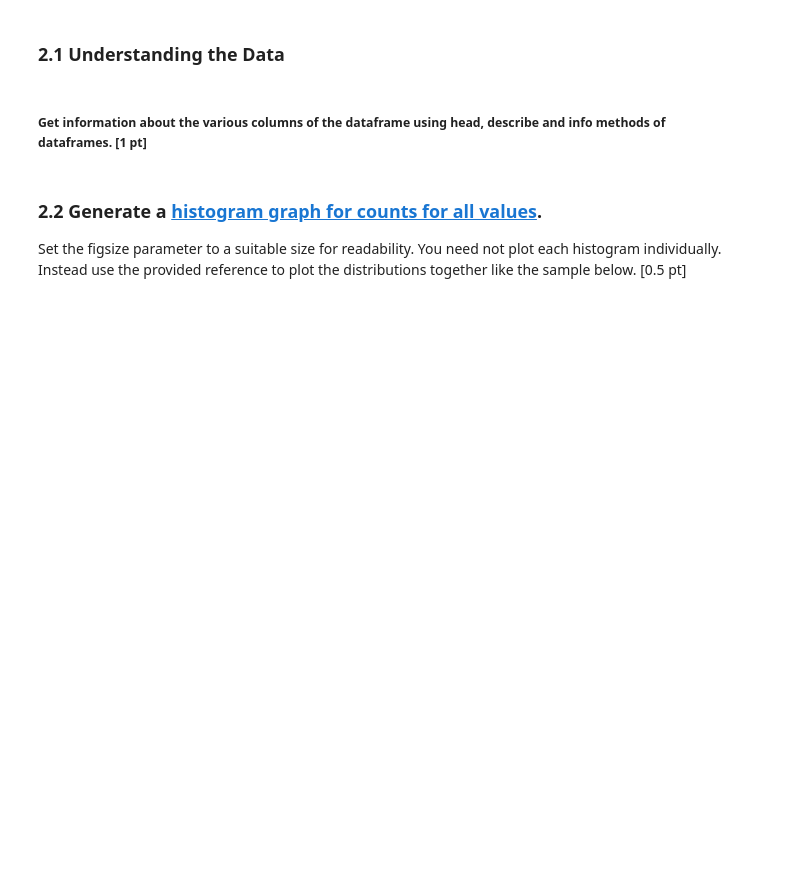
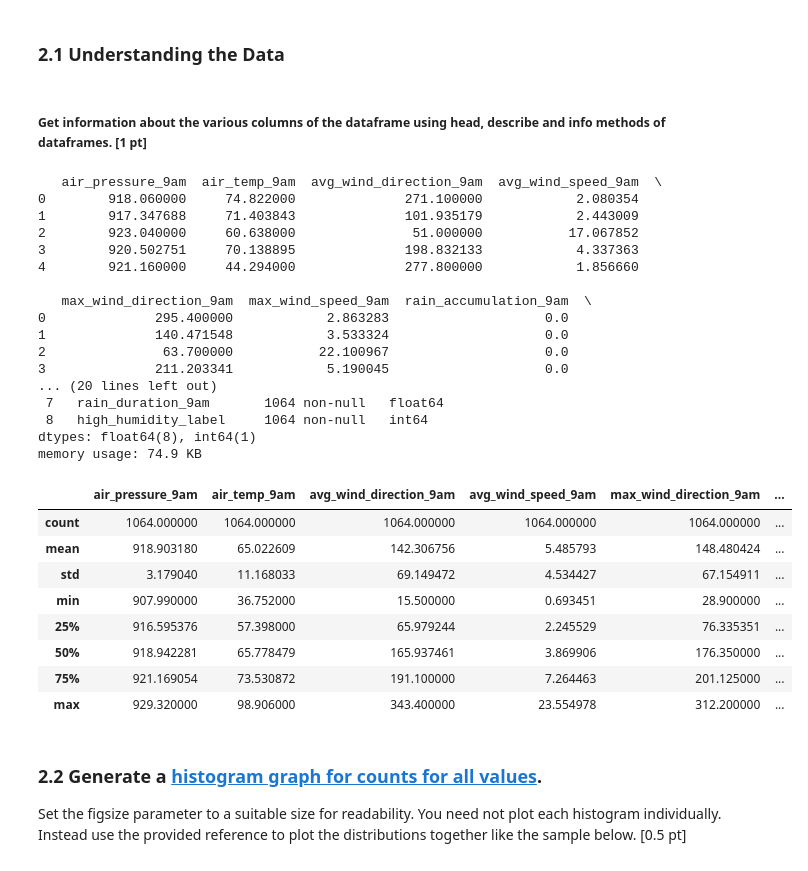
Before and after one commit to 0tv0renakniga/dsc_207_week_7, a Jupyter notebook: week7_assignment.ipynb, the cells around one changed output. Saved outputs shown, nothing was run; the diff lists cells and outputs as text; code cells hidden in the pictures; blank space fills up the shorter version.

Commit message:
2.1 import libraries, read in data, and describe data

```diff
--- a/week7_assignment.ipynb
+++ b/week7_assignment.ipynb
@@ -177,3 +174,6 @@ df = ...
+# %%
+# Load the data using pandas read_csv method
+df = pd.read_csv('humidity.csv')
 # %% [markdown]
 <!-- END QUESTION -->
 
@@ -193,3 +194,39 @@ You will need to import machine learning libraries of your choice for performing
+# %%
+# Display the first 5 rows and all columns of the dataset using the pandas head method
+print(df.head())
+
+# Display data types and non-null values for each column using the pandas info method
+df.info()
+
+# Display the summary statistics for the dataset using the pandas describe method
+df.describe()
+# %% [output]
+   air_pressure_9am  air_temp_9am  avg_wind_direction_9am  avg_wind_speed_9am  \
+0        918.060000     74.822000              271.100000            2.080354
+1        917.347688     71.403843              101.935179            2.443009
+2        923.040000     60.638000               51.000000           17.067852
+3        920.502751     70.138895              198.832133            4.337363
+4        921.160000     44.294000              277.800000            1.856660
+
+   max_wind_direction_9am  max_wind_speed_9am  rain_accumulation_9am  \
+0              295.400000            2.863283                    0.0
+1              140.471548            3.533324                    0.0
+2               63.700000           22.100967                    0.0
+3              211.203341            5.190045                    0.0
+... (20 lines left out)
+ 7   rain_duration_9am       1064 non-null   float64
+ 8   high_humidity_label     1064 non-null   int64
+dtypes: float64(8), int64(1)
+memory usage: 74.9 KB
+|  | air_pressure_9am | air_temp_9am | avg_wind_direction_9am | avg_wind_speed_9am | max_wind_direction_9am | ... |
+| count | 1064.000000 | 1064.000000 | 1064.000000 | 1064.000000 | 1064.000000 | ... |
+| mean | 918.903180 | 65.022609 | 142.306756 | 5.485793 | 148.480424 | ... |
+| std | 3.179040 | 11.168033 | 69.149472 | 4.534427 | 67.154911 | ... |
+| min | 907.990000 | 36.752000 | 15.500000 | 0.693451 | 28.900000 | ... |
+| 25% | 916.595376 | 57.398000 | 65.979244 | 2.245529 | 76.335351 | ... |
+| 50% | 918.942281 | 65.778479 | 165.937461 | 3.869906 | 176.350000 | ... |
+| 75% | 921.169054 | 73.530872 | 191.100000 | 7.264463 | 201.125000 | ... |
+| max | 929.320000 | 98.906000 | 343.400000 | 23.554978 | 312.200000 | ... |
 # %% [markdown]
 <!-- BEGIN QUESTION -->
 
```
Also changed, not shown: parts of 4 cells of this notebook.
